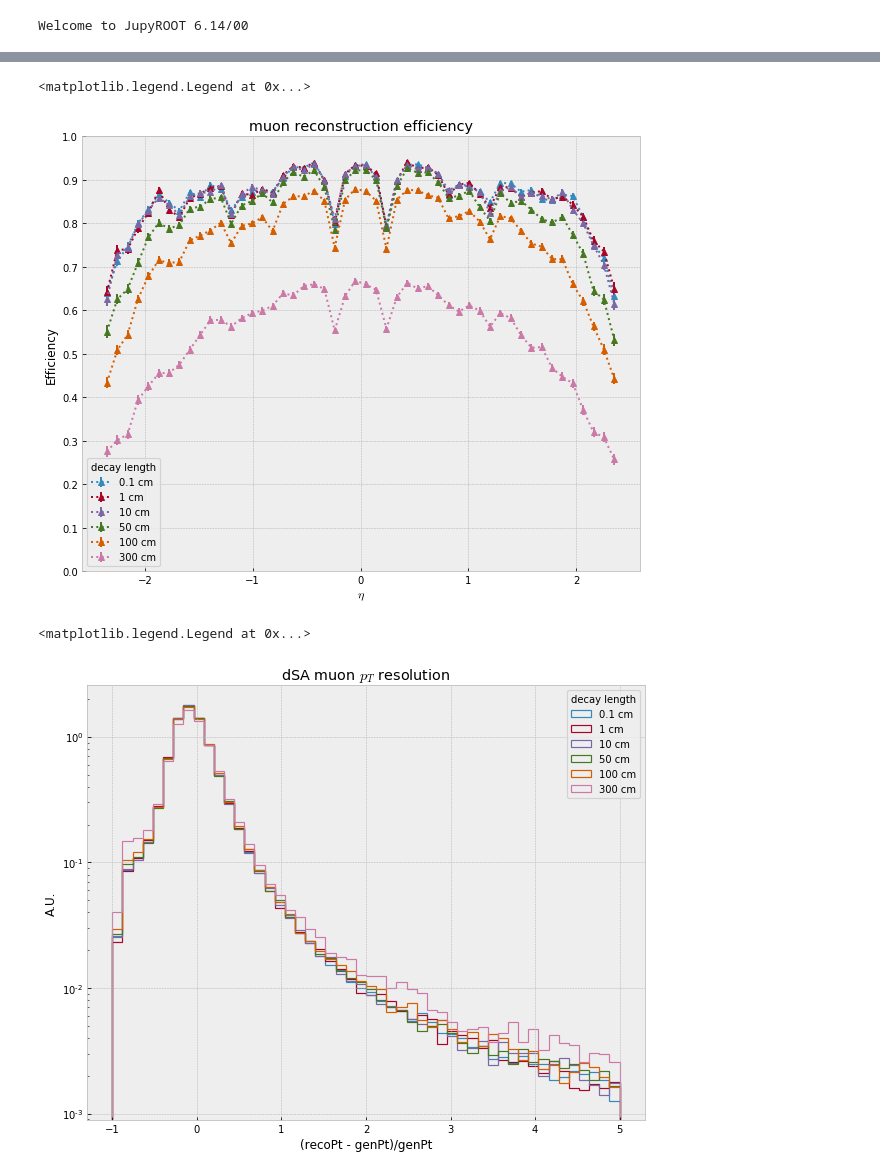
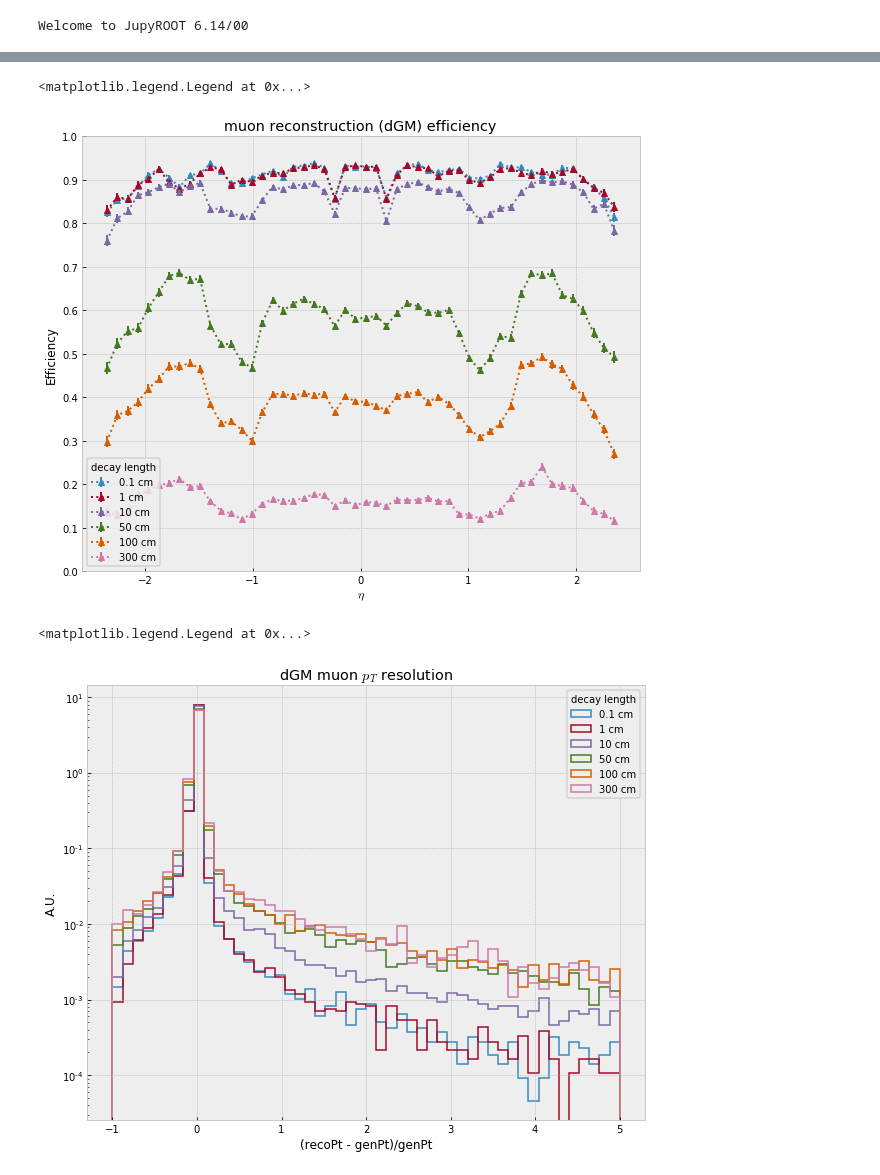
Before and after one commit to afrankenthal/FirefighterAnalysis, a Jupyter notebook: recoMuEfficiency.ipynb, the cells around one changed output, grey strips where cells are left out. Saved outputs shown, nothing was run; the diff lists cells and outputs as text; code cells hidden in the pictures.

Commit message:
extract TProf

```diff
--- a/recoMuEfficiency.ipynb
+++ b/recoMuEfficiency.ipynb
@@ -87,7 +101,7 @@ def extract_teffi(eff):
 
 fig,ax = plt.subplots(figsize=(10,8))
 # df = dfs[1]
-for k, df in dfs.items():
+for k, df in dfs_dsa.items():
     recoDf = df[['genPt', 'recoPt']].dropna()
     h0 = ROOT.TH1F(f'h0_{k}', '', 50,0,140)
     h1 = ROOT.TH1F(f'h1_{k}', '', 50,0,140)
@@ -99,7 +113,7 @@ for k, df in dfs.items():
 
     ax.errorbar(x=data['x'], y=data['y'], yerr=data['yerr'], fmt='o', label=f'{k} cm')
 
-ax.set_title('muon reconstruction efficiency')
+ax.set_title('muon reconstruction (dSA) efficiency')
 ax.set_xlabel('$p_{T}$ [GeV]')
 ax.set_ylabel('Efficiency')
 ax.yaxis.set_major_locator(plt.MaxNLocator(10))
@@ -110,0 +196,14 @@ ax.legend(loc='best', title='decay length')
+# %%
+for k, df in dfs_dgm.items():
+    df.columns = [x.decode() for x in df.columns]
+# %%
+fig, ax = plt.subplots(figsize=(10,8))
+plt.rcParams['patch.linewidth'] = 1.5
+
+for k, df in dfs_dgm.items():
+#     ax.plot(df['nMatched'].value_counts()/df['nMatched'].count(), 'o', label=f'{k} cm')
+    df['nMatched'].plot.hist(bins=5, range=(0,5), ax=ax, label=f'{k} cm', histtype='step', density=True)
+    print('%.2fcm #events: %i' % (k, len(df['nMatched'].dropna())))
+ax.set_xlabel('#muons')
+plt.title('reconstructed offline muon (dgm) per event')
+plt.legend(loc='upper left', title='decay length')
@@ -110,0 +219,21 @@ ax.legend(loc='best', title='decay length')
+# %%
+fig,ax = plt.subplots(figsize=(10,8))
+
+for k, df in dfs_dgm.items():
+    recoDf = df[['genPt', 'recoPt']].dropna()
+    h0 = ROOT.TH1F(f'h0_{k}', '', 50,0,140)
+    h1 = ROOT.TH1F(f'h1_{k}', '', 50,0,140)
+    for x in df['genPt']: h0.Fill(x)
+    for x in recoDf['genPt']: h1.Fill(x)
+
+    eff = ROOT.TEfficiency(h1, h0)
+    data = extract_teffi(eff)
+
+    ax.errorbar(x=data['x'], y=data['y'], yerr=data['yerr'], fmt='o', label=f'{k} cm')
+
+ax.set_title('muon reconstruction (dGM) efficiency')
+ax.set_xlabel('$p_{T}$ [GeV]')
+ax.set_ylabel('Efficiency')
+ax.yaxis.set_major_locator(plt.MaxNLocator(10))
+ax.set_ylim((0,1))
+ax.legend(loc='best', title='decay length')
@@ -111,40 +243,40 @@ ax.legend(loc='best', title='decay length')
 # %%
 fig,ax = plt.subplots(figsize=(10,8))
 
-for k, df in dfs.items():
+for k, df in dfs_dgm.items():
     recoDf = df[['genEta', 'recoEta']].dropna()
     h0 = ROOT.TH1F(f'h0_{k}', '', 50,-2.4,2.4)
     h1 = ROOT.TH1F(f'h1_{k}', '', 50,-2.4,2.4)
     for x in df['genEta']: h0.Fill(x)
     for x in recoDf['genEta']: h1.Fill(x)
 
     eff = ROOT.TEfficiency(h1, h0)
     data = extract_teffi(eff)
 
     ax.errorbar(x=data['x'], y=data['y'], yerr=data['yerr'], fmt='^:', label=f'{k} cm')
 
-ax.set_title('muon reconstruction efficiency')
+ax.set_title('muon reconstruction (dGM) efficiency')
 ax.set_xlabel('$\eta$')
 ax.set_ylabel('Efficiency')
 ax.yaxis.set_major_locator(plt.MaxNLocator(10))
 ax.set_ylim((0,1))
 ax.legend(loc='best', title='decay length')
 # %% [output]
 <matplotlib.legend.Legend at 0x...>
-[figure, old version]
+[figure, new version]
 # %%
 fig,ax = plt.subplots(figsize=(10,8))
-# df = dfs[1]
-for k, df in dfs.items():
+
+for k, df in dfs_dgm.items():
     recoDf = df[['genPt', 'recoPt']].dropna()
     recoDf['reso'] = (recoDf['recoPt'] - recoDf['genPt']) / recoDf['genPt']
     recoDf['reso'].plot.hist(bins=50,range=(-1.,5), label=f'{k} cm', histtype='step',density=True)
 
-ax.set_title('dSA muon $p_{T}$ resolution')
+ax.set_title('dGM muon $p_{T}$ resolution')
 ax.set_xlabel('(recoPt - genPt)/genPt')
 ax.set_ylabel('A.U.')
 ax.set_yscale('log')
 ax.legend(loc='best', title='decay length')
 # %% [output]
 <matplotlib.legend.Legend at 0x...>
-[figure, old version]
+[figure, new version]
```
Also changed, not shown: parts of 36 cells of this notebook, 1 other file.
